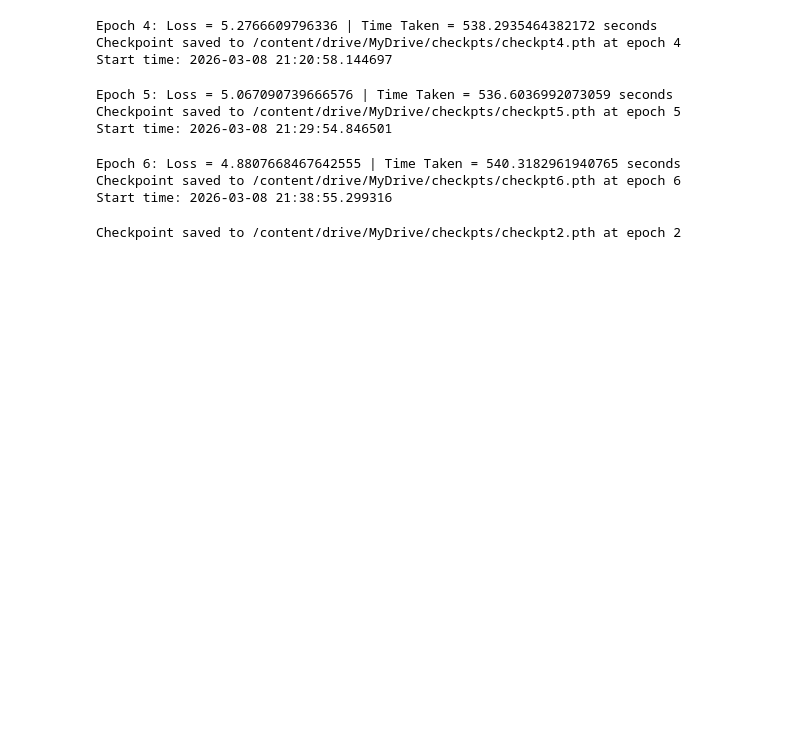
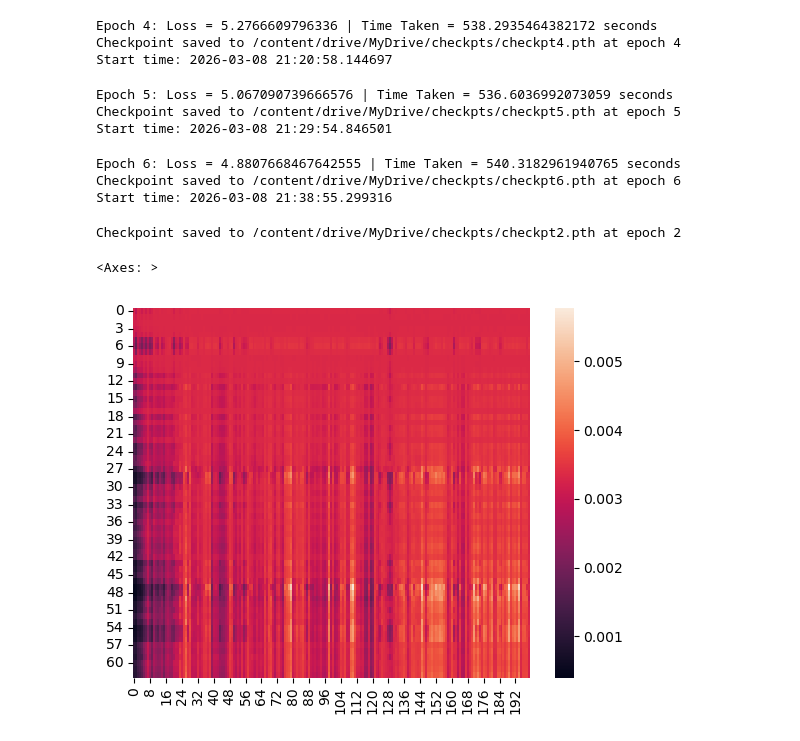
Before and after one commit to Yavanash/summarizer, a Jupyter notebook: seq2seq/main.ipynb, the cells around one changed output. Saved outputs shown, nothing was run; the diff lists cells and outputs as text; code cells hidden in the pictures; blank space fills up the shorter version.

```diff
--- a/seq2seq/main.ipynb
+++ b/seq2seq/main.ipynb
@@ -232,7 +248,10 @@ class Seq2Seq(nn.Module):
 
     def forward(self, article, summary):
         encoder_outputs, encoder_hidden = self.encoder(article)
-        decoder_outputs, decoder_hidden, attn = self.decoder(encoder_outputs, encoder_hidden, summary)
+        #attention mask for padding
+        mask = (article != data.vocab.stoi[PAD]) # mask = [32, seqlen], scores = [32, seqlen, 1]
+        mask = mask.unsqueeze(-1)
+        decoder_outputs, decoder_hidden, attn = self.decoder(encoder_outputs, encoder_hidden, mask, summary)
         outputs = decoder_outputs.view(-1, VOCAB_SIZE)
 
         return outputs, attn
@@ -291,6 +315,9 @@ def save_checkpoint(model, optimizer, attn, epoch, loss):
     if os.path.exists(old_checkpoint):
         os.remove(old_checkpoint)
     print(f"Checkpoint saved to {filepath} at epoch {epoch}")
+# %%
+def load_checkpoint(model, checkpt):
+    return torch.load(checkpt, map_location='cpu')
 # %%
 EPOCHS = 25
 
@@ -335,3 +362,20 @@ Start time: 2026-03-08 21:38:55.299316
 save_checkpoint(model, optimizer, last_attn, 2, training_losses)
 # %% [output]
 Checkpoint saved to /content/drive/MyDrive/checkpts/checkpt2.pth at epoch 2
+# %%
+checkpth = "../checkpoints/checkpt6.pth"
+checkpt = load_checkpoint(model, checkpth)
+# %%
+checkpt.keys()
+attn_keys = checkpt["attn"]
+train_losses = checkpt["loss"]
+# %%
+attn_keys[0].shape
+# len(attn_keys)
+attn_matrix = torch.cat([key[0] for key in attn_keys], dim=0)
+attn_matrix.shape
+sns.heatmap(attn_matrix[:,:200])
+# attn_matrix.sum(dim=1)
+# %% [output]
+<Axes: >
+[figure, added]
```
Also changed, not shown: parts of 20 cells of this notebook.
